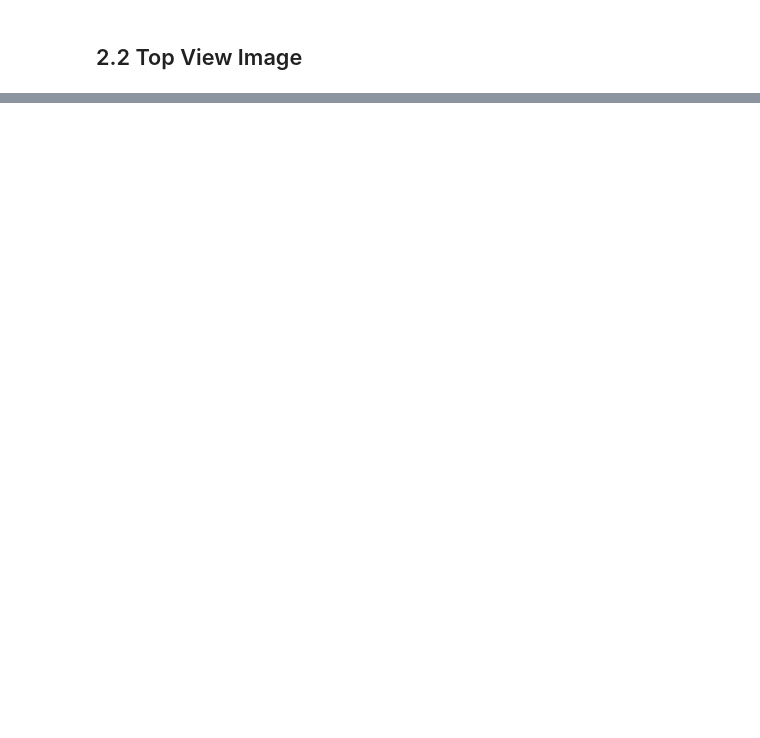
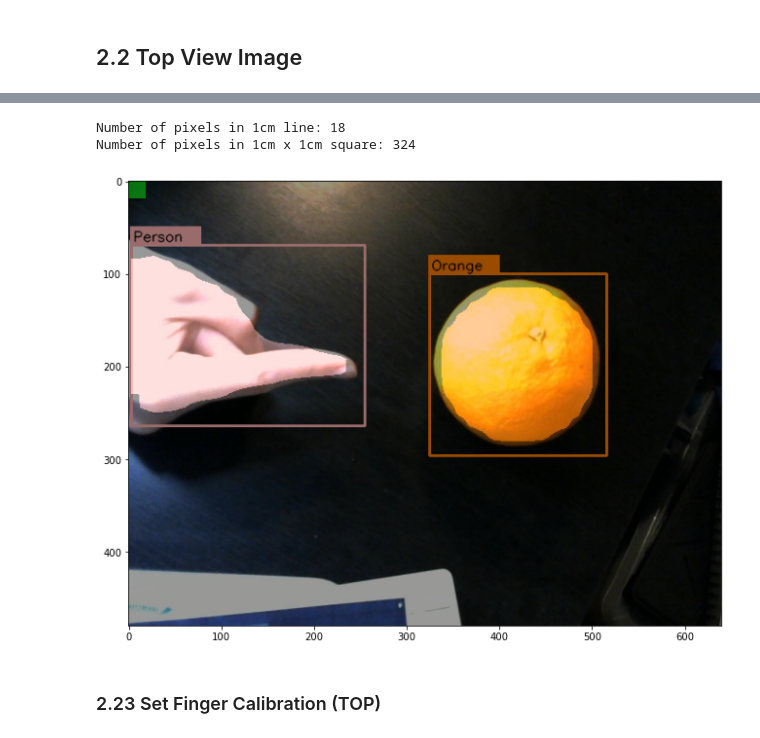
Before and after one commit to kainphoton/METR4911_MaskRCNN, a Jupyter notebook: 100.MaskR-CNN_Top-Side-View_ver6.ipynb, the cells around one changed output, grey strips where cells are left out. Saved outputs shown, nothing was run; the diff lists cells and outputs as text; code cells hidden in the pictures; blank space fills up the shorter version.

```diff
--- a/100.MaskR-CNN_Top-Side-View_ver6.ipynb
+++ b/100.MaskR-CNN_Top-Side-View_ver6.ipynb
@@ -764,0 +828,16 @@ Orange calories: 76.20755374219591
+# %%
+# Create instances of Class Item and Finger from box_list of input image
+objects_TOP = []
+finger_TOP = None # Stays as None if no finger detected in side image
+for box_TOP in box_list_TOP:
+    if box_TOP[1] == "Person":
+        finger_TOP = Finger(original_img_TOP, segmentation_img_TOP, box_TOP, object_detect_img_TOP)
+    else:
+        objects_TOP.append(Item(original_img_TOP, segmentation_img_TOP, box_TOP, object_detect_img_TOP))
+
+print("---------------- FINGER CLASS [top] ----------------")
+print(finger)
+
+print("---------------- FRUIT/VEGETABLES [top] ----------------")
+for item in objects:
+    print(item)
@@ -764,0 +866,8 @@ Orange calories: 76.20755374219591
+# %%
+finger_TOP.debugging_calibration()
+# %% [output]
+Number of pixels in 1cm line: 18
+Number of pixels in 1cm x 1cm square: 324
+[figure, added]
+# %% [markdown]
+### 2.23 Set Finger Calibration (TOP)
```
Also changed, not shown: parts of 16 cells of this notebook.
